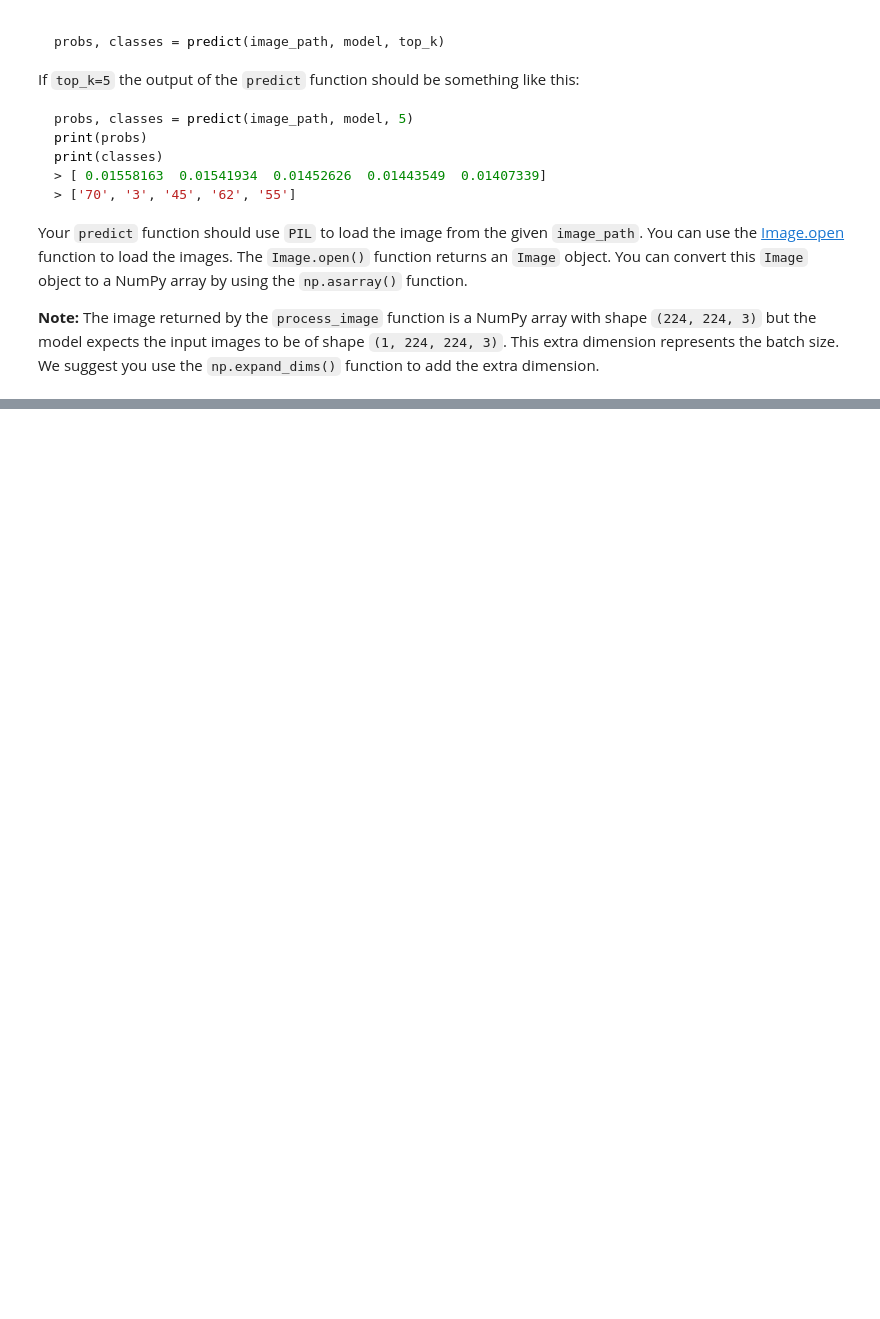
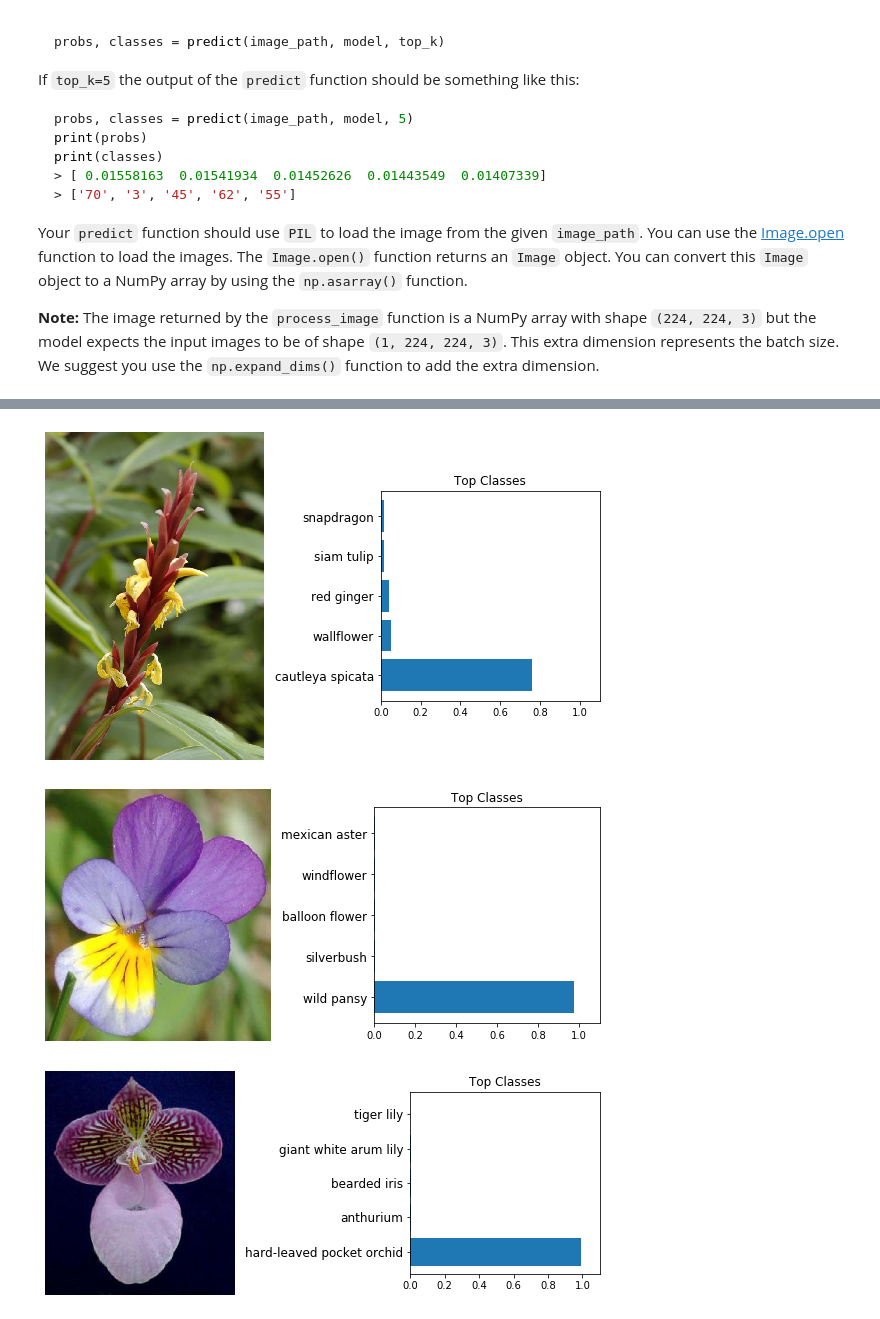
Before and after one commit to aalsudairi/Project_Image_Classifier_Udacity, a Jupyter notebook: Project_Image_Classifier_Project.ipynb, the cells around one changed output, grey strips where cells are left out. Saved outputs shown, nothing was run; the diff lists cells and outputs as text; code cells hidden in the pictures; blank space fills up the shorter version.

```diff
--- a/Project_Image_Classifier_Project.ipynb
+++ b/Project_Image_Classifier_Project.ipynb
@@ -461,17 +449,17 @@ Your `predict` function should use `PIL` to load the image from the given `image
 # %%
 # TODO: Create the predict function
 def predict(image_path, model, top_k):
-    image = Image.open(image_path)
-    image = np.asarray(image)
-    processed_image = process_numpy_image(image)
-    expanded_image = np.expand_dims(processed_image, axis=0)
+    test_image = Image.open(image_path)
+    test_image = np.asarray(test_image)
+    processed_test_image = process_image(test_image)
+    expanded_test_image = np.expand_dims(processed_test_image, axis=0)
 
-    predictions = model.predict(expanded_image)
+    predictions = model.predict(expanded_test_image)
     probs, labels = tf.nn.top_k(predictions, k=top_k)
     probs = list(probs.numpy()[0])
     labels = list(labels.numpy()[0])
 
-    return probs, labels, processed_image
+    return probs, labels
 # %% [markdown]
 # Sanity Check
 
@@ -501,17 +478,27 @@ def get_class_names_from_labels(labels):
+# %%
+test_image_path = './test_images/hard-leaved_pocket_orchid.jpg'
+image = Image.open(test_image_path)
+test_image = np.asarray(image)
+file_names = ['cautleya_spicata.jpg', 'wild_pansy.jpg', 'hard-leaved_pocket_orchid.jpg', 'orange_dahlia.jpg']
 # %%
+top_k = 5
 
-def plot_image_with_top_classes(image, top_predictions, top_labels):
-  fig, (ax1, ax2) = plt.subplots(figsize=(8,10), ncols=2)
-  ax1.imshow(image, cmap=plt.cm.binary)
-  ax1.axis('off')
-  ax1.set_title(class_names[top_labels[0]])
-
-  processed_class_names = get_class_names_from_labels(top_labels)
-
-  ax2.barh(np.arange(5), top_predictions)
-  ax2.set_aspect(0.1)
-  ax2.set_yticks(np.arange(5))
-  ax2.set_yticklabels(processed_class_names, size='small')
-  ax2.set_title('Top Classes')
-  ax2.set_xlim(0, 1.1)
-  plt.tight_layout()
+for filename in file_names:
+    image_path = './test_images/' + filename
+    image = np.asarray(Image.open(image_path)).squeeze()
+    probs, classes = predict(image_path, model, top_k)
+    fig, (ax1, ax2) = plt.subplots(figsize=(8,10), ncols=2)
+    ax1.imshow(image)
+    ax1.axis('off')
+    ax2.barh(np.arange(top_k), probs)
+    ax2.set_aspect(0.2)
+    ax2.set_yticks(np.arange(top_k))
+    keys = [str(x+1) for x in list(classes)] #add 1 to the class index to match the json dict keys
+    ax2.set_yticklabels([class_names.get(key) for key in keys], size='large')
+    ax2.set_title('Top Classes')
+    ax2.set_xlim(0, 1.1)
+    plt.tight_layout()
+# %% [output]
+[figure, added]
+[figure, added]
+[figure, added]
```
Also changed, not shown: parts of 10 cells of this notebook.
